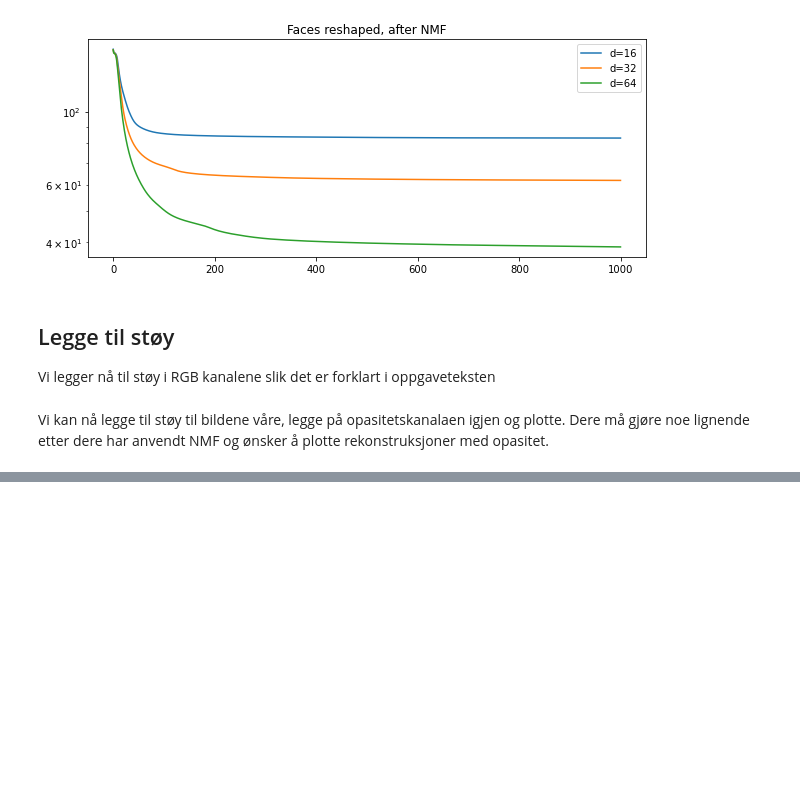
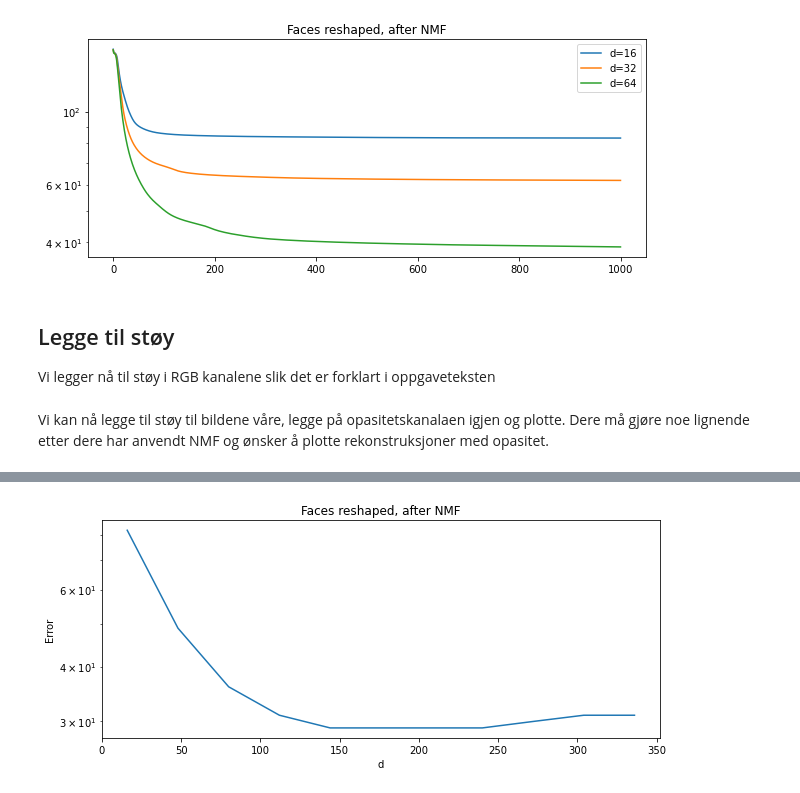
Before and after one commit to LaserGreco/Vitber-Prosjekt-3, a Jupyter notebook: prosjekt3mal.ipynb, the cells around one changed output, grey strips where cells are left out. Drawn from its saved outputs; the diff is of its cells as text; code cells hidden in the pictures; blank space fills up the shorter version.

```diff
--- a/prosjekt3mal.ipynb
+++ b/prosjekt3mal.ipynb
@@ -371,0 +415,11 @@ plotimgs(noisy_faces_with_opacity)
+# %%
+fig, ax = plt.subplots(figsize=(10, 4))
+
+ax.semilogy(d_values, error)
+ax.set_title("Faces reshaped, after NMF")
+ax.set_xlabel("d")
+ax.set_ylabel("Error")
+
+plt.show()
+# %% [output]
+[figure, added]
```
Also changed, not shown: parts of 8 cells of this notebook.
